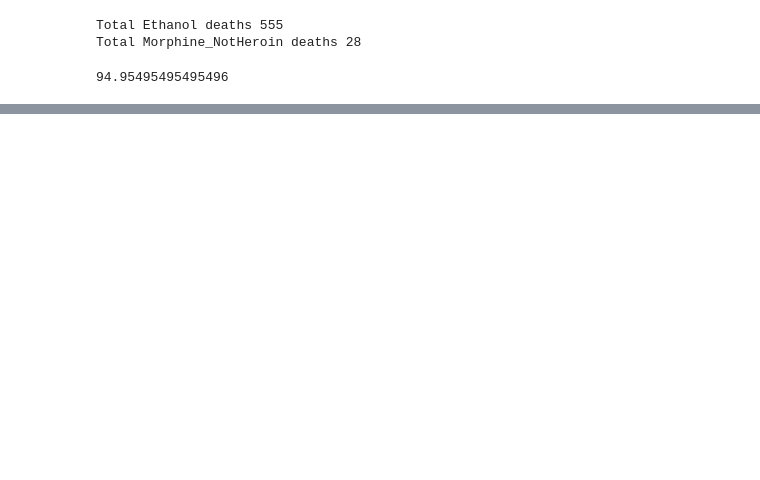
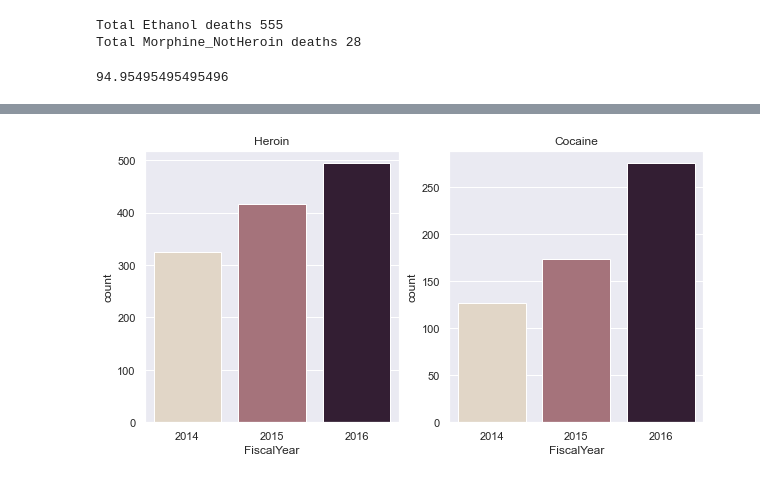
Before and after one commit to gayatri-kvr7/2021_Spring_finals, a Jupyter notebook: Final Project.ipynb, the cells around one changed output, grey strips where cells are left out. Drawn from its saved outputs; the diff is of its cells as text; code cells hidden in the pictures; blank space fills up the shorter version.

```diff
--- a/Final Project.ipynb
+++ b/Final Project.ipynb
@@ -139,3 +156,0 @@ Drug_Deaths_Clean.shape
-# %%
-Drug_Deaths_Clean.loc[Drug_Deaths_Clean.MannerofDeath=="accident", "MannerofDeath"]="Accident"
-Drug_Deaths_Clean.loc[Drug_Deaths_Clean.MannerofDeath=="ACCIDENT", "MannerofDeath"]="Accident"
@@ -261,0 +205,14 @@ Drug_Deaths_Clean.head()
+# %%
+#Extracting data for both drugs in the files
+Drug_Deaths_Heroin = Drug_Deaths_Clean[Drug_Deaths_Clean['Heroin'] == "Y"]
+Drug_Deaths_Cocaine = Drug_Deaths_Clean[Drug_Deaths_Clean['Cocaine'] == "Y"]
+
+Addiction_Treatment_Heroin = Addiction_Treatment[Addiction_Treatment['PrimaryDrug'] == "Heroin"]
+Addiction_Treatment_Cocaine = Addiction_Treatment[Addiction_Treatment['PrimaryDrug'] == "Cocaine"]
+# %%
+#No of Addiction Treatment for Heroin vs Cocaine
+fig, ax =plt.subplots(1,2, sharex=True, figsize=(10,5))
+p = sns.countplot(data=Drug_Deaths_Heroin, x = 'FiscalYear', palette="ch:.25", ax=ax[0]).set_title("Heroin")
+p = sns.countplot(data=Drug_Deaths_Cocaine, x = 'FiscalYear', palette="ch:.25", ax=ax[1]).set_title("Cocaine")
+# %% [output]
+[figure, added]
```
Also changed, not shown: parts of 45 cells of this notebook, 1 other file.
